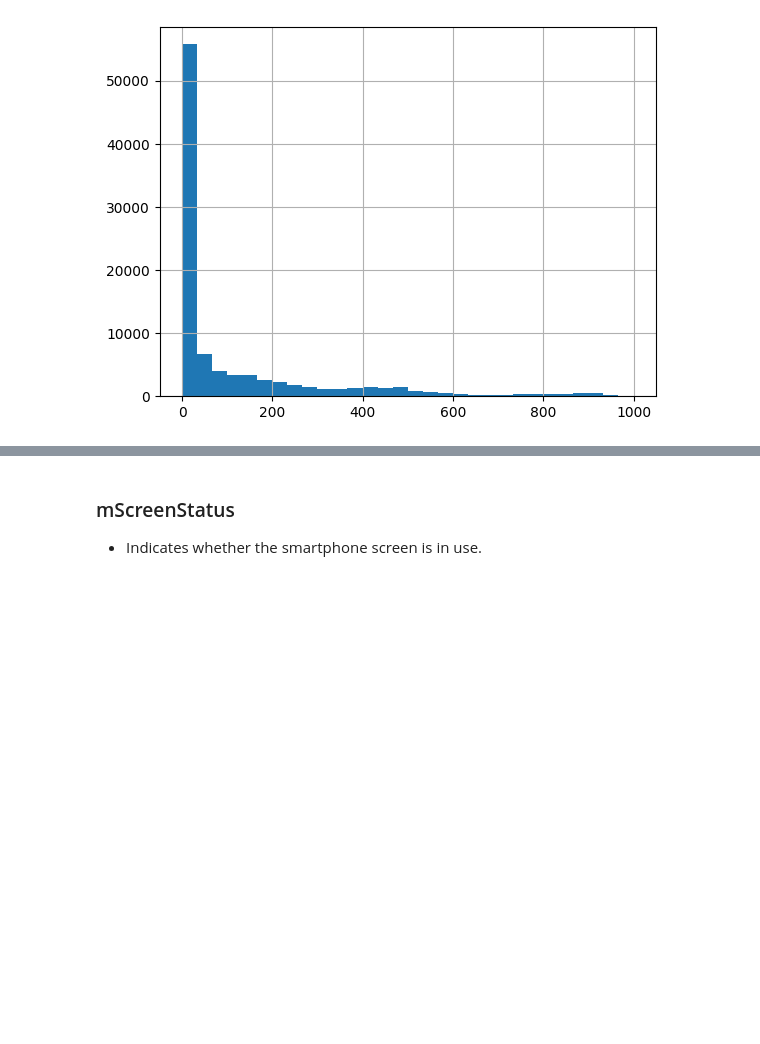
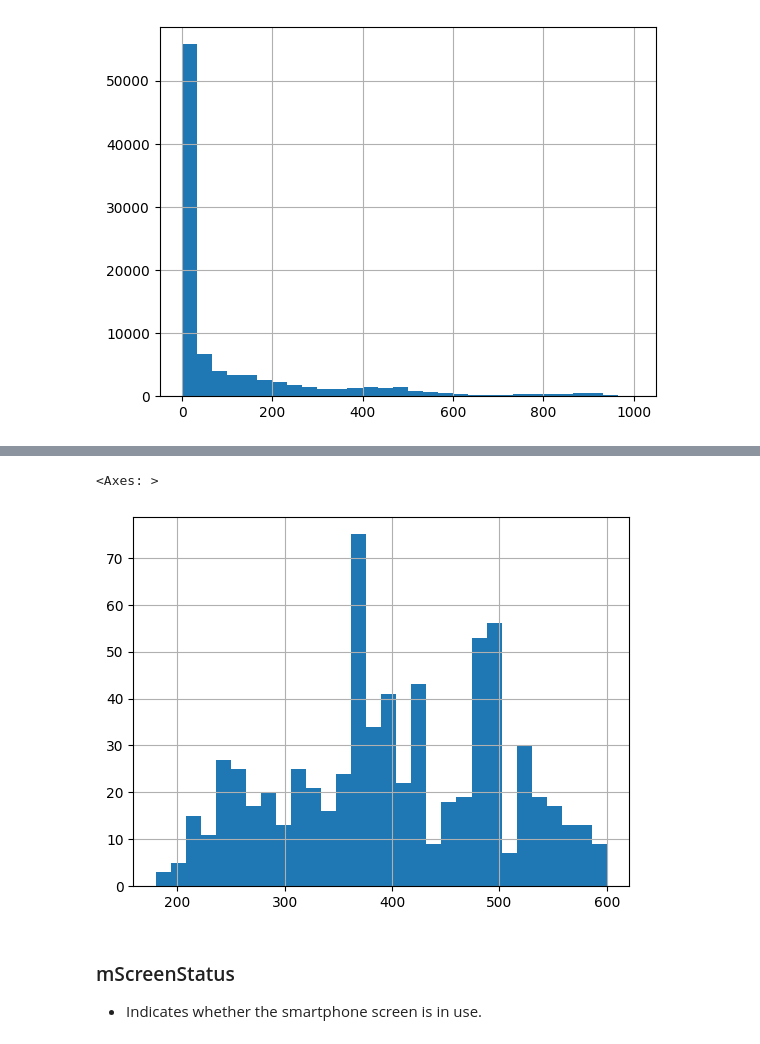
Before and after one commit to jacobgreen4477/Construction-Equipment-Oil-Condition-Classification-AI-Competition, a Jupyter notebook: ETRI_v1_0_0.ipynb, the cells around one changed output, grey strips where cells are left out. Drawn from its saved outputs; the diff is of its cells as text; code cells hidden in the pictures; blank space fills up the shorter version.

```diff
--- a/ETRI_v1_0_0.ipynb
+++ b/ETRI_v1_0_0.ipynb
@@ -825,14 +830,14 @@ ch2025_mLight.loc[ch2025_mLight['m_light']<1000,'m_light'].hist(bins=30)
 def process_mLight(df):
     df = df.copy()
     df['timestamp'] = pd.to_datetime(df['timestamp'])
-    df['date'] = df['timestamp'].dt.date
+    df['lifelog_date'] = df['timestamp'].dt.date
     df['hour'] = df['timestamp'].dt.hour
 
     # 밤(22~05시), 낮(06~21시) 구분
     df['is_night'] = df['hour'].apply(lambda h: h >= 22 or h < 6)
 
     # 하루 단위 요약
-    daily = df.groupby(['subject_id', 'date']).agg(
+    daily = df.groupby(['subject_id', 'lifelog_date']).agg(
         light_mean=('m_light', 'mean'),
         light_std=('m_light', 'std'),
         light_max=('m_light', 'max'),
@@ -859,0 +965,6 @@ ch2025_mLigh2.head()
+# %%
+ch2025_mLigh2 = process_mLight(ch2025_mLight)
+
+# check
+print(f'# ch2025_mLigh2 shape: {ch2025_mLigh2.shape}')
+ch2025_mLigh2.head()
@@ -860,3 +979,8 @@ ch2025_mLigh2.head()
+# %%
+ch2025_mLigh2['sleep_duration_min'].hist(bins=30)
+# %% [output]
+<Axes: >
+[figure, added]
 # %% [markdown]
 ### mScreenStatus
 - Indicates whether the smartphone screen is in use.
```
Also changed, not shown: parts of 5 cells of this notebook.
